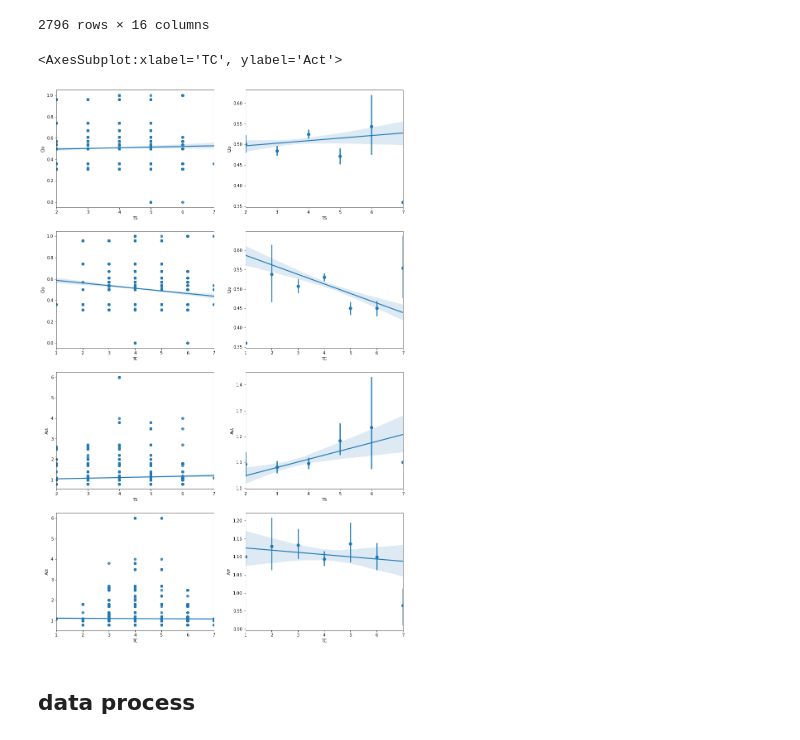
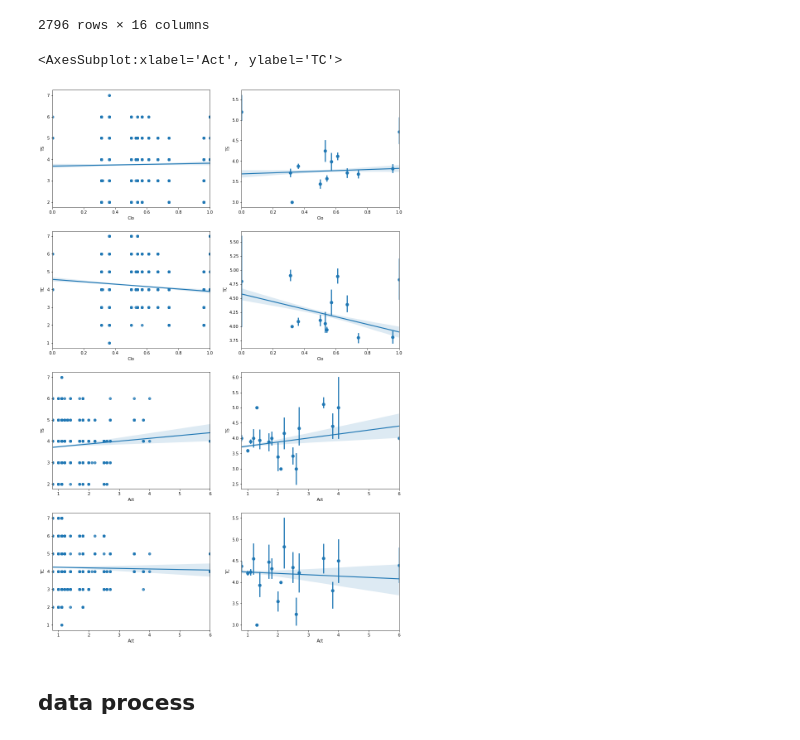
Before and after one commit to chengxiangduan-usc/mecsc, a Jupyter notebook: model/comfort_minmax_model/max_1_lr.ipynb, the cells around one changed output. Cells and saved outputs as stored; diff of their text form; code cells hidden in the pictures.

```diff
--- a/model/comfort_minmax_model/max_1_lr.ipynb
+++ b/model/comfort_minmax_model/max_1_lr.ipynb
@@ -160,36 +160,36 @@ df_origin
 # %%
 n_fig = 4
 plt.figure(figsize=(15, 6*n_fig))
 # left
 plt.subplot(n_fig, 2, 1)
-sns.regplot(x=df_origin['TS'], y=df_origin['Clo'])
+sns.regplot(x=df_origin['Clo'], y=df_origin['TS'])
 # right
 plt.subplot(n_fig, 2, 2)
-sns.regplot(x=df_origin['TS'], y=df_origin['Clo'], x_estimator=np.mean)
+sns.regplot(x=df_origin['Clo'], y=df_origin['TS'], x_estimator=np.mean)
 
 # left
 plt.subplot(n_fig, 2, 3)
-sns.regplot(x=df_origin['TC'], y=df_origin['Clo'])
+sns.regplot(x=df_origin['Clo'], y=df_origin['TC'])
 # right
 plt.subplot(n_fig, 2, 4)
-sns.regplot(x=df_origin['TC'], y=df_origin['Clo'], x_estimator=np.mean)
+sns.regplot(x=df_origin['Clo'], y=df_origin['TC'], x_estimator=np.mean)
 
 # left
 plt.subplot(n_fig, 2, 5)
-sns.regplot(x=df_origin['TS'], y=df_origin['Act'])
+sns.regplot(x=df_origin['Act'], y=df_origin['TS'])
 # right
 plt.subplot(n_fig, 2, 6)
-sns.regplot(x=df_origin['TS'], y=df_origin['Act'], x_estimator=np.mean)
+sns.regplot(x=df_origin['Act'], y=df_origin['TS'], x_estimator=np.mean)
 
 # left
 plt.subplot(n_fig, 2, 7)
-sns.regplot(x=df_origin['TC'], y=df_origin['Act'])
+sns.regplot(x=df_origin['Act'], y=df_origin['TC'])
 # right
 plt.subplot(n_fig, 2, 8)
-sns.regplot(x=df_origin['TC'], y=df_origin['Act'], x_estimator=np.mean)
+sns.regplot(x=df_origin['Act'], y=df_origin['TC'], x_estimator=np.mean)
 # %% [output]
-<AxesSubplot:xlabel='TC', ylabel='Act'>
+<AxesSubplot:xlabel='Act', ylabel='TC'>
-[figure, old version]
+[figure, new version]
 # %% [markdown]
 ## data process
 # %% [markdown]
```
Also changed, not shown: 1 other file.
